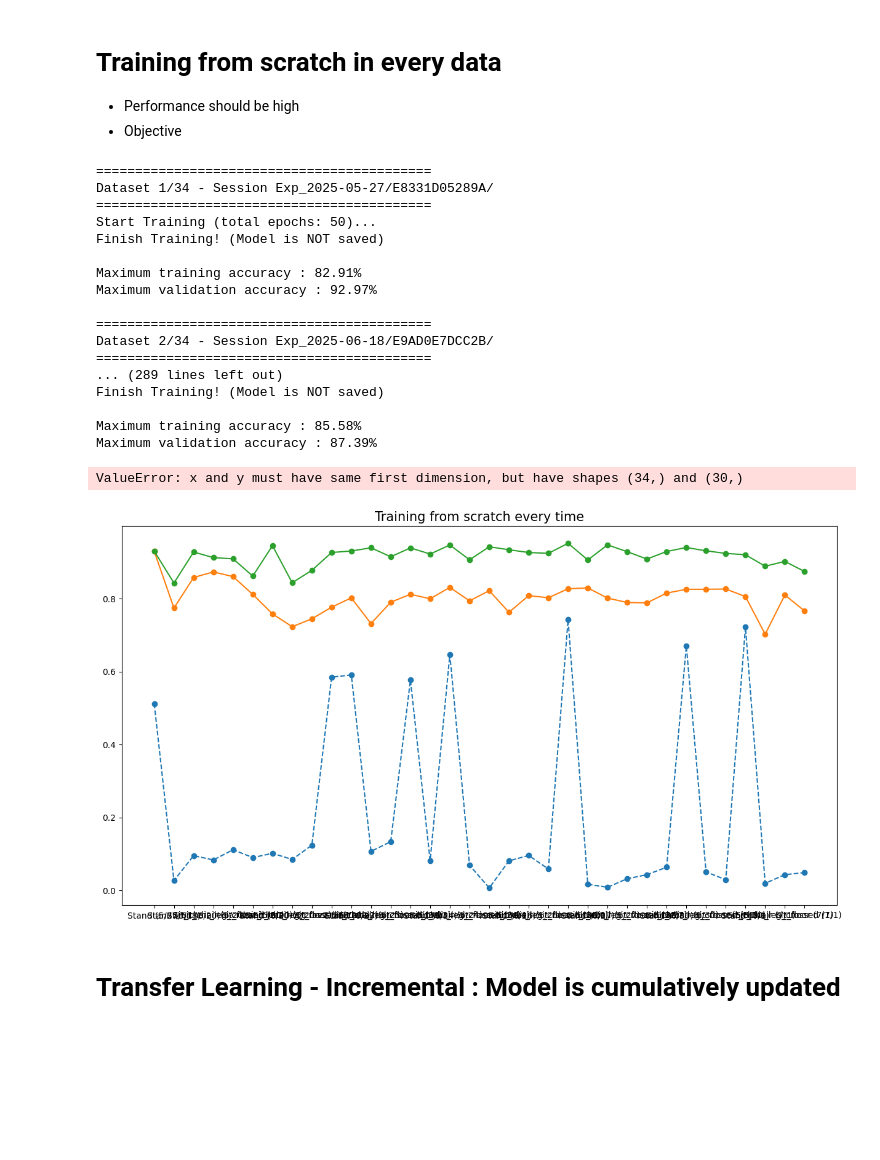
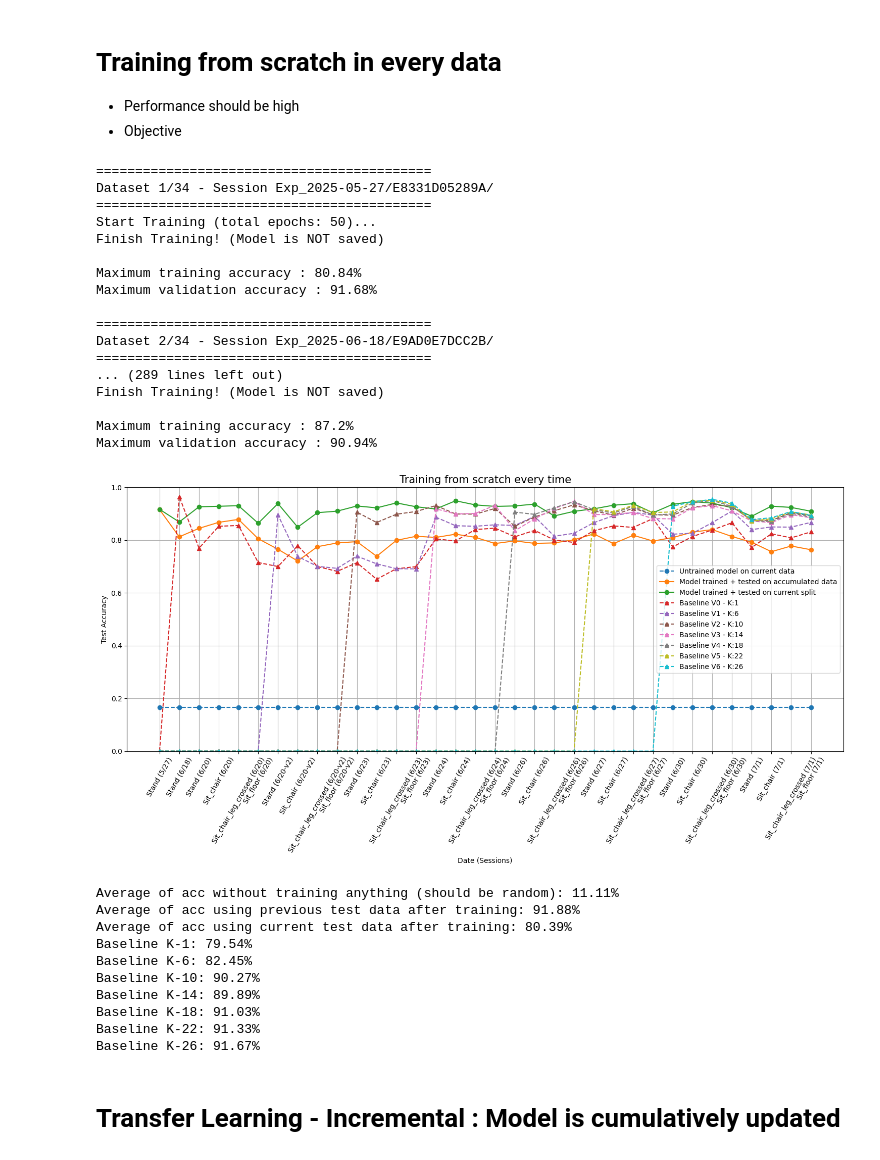
Before and after one commit to Hunminlee/Neural_Computing_Interface_MindForce, a Jupyter notebook: V3 Different Subjects/Comparison_all_Hunmin.ipynb, the cells around one changed output. Saved outputs shown, nothing was run; the diff lists cells and outputs as text; code cells hidden in the pictures; blank space fills up the shorter version.

Commit message:
new subject - Xianyu

```diff
--- a/V3 Different Subjects/Comparison_all_Hunmin.ipynb
+++ b/V3 Different Subjects/Comparison_all_Hunmin.ipynb
@@ -39,12 +40,15 @@ Start Training (total epochs: 50)...
 # %%
-baseline1_csv_path = 'C:/Users/hml76/PycharmProjects/Tremor_project_local/NCI_mindforce/github/Results/Baseline_results_train_with_1data.csv'
-baseline2_csv_path = 'C:/Users/hml76/PycharmProjects/Tremor_project_local/NCI_mindforce/github/Results/Baseline_results_train_with_10data.csv'
-baseline3_csv_path = 'C:/Users/hml76/PycharmProjects/Tremor_project_local/NCI_mindforce/github/Results/Baseline_results_train_with_14data.csv'
-baseline4_csv_path = 'C:/Users/hml76/PycharmProjects/Tremor_project_local/NCI_mindforce/github/Results/Baseline_results_train_with_18data.csv'
-baseline5_csv_path = 'C:/Users/hml76/PycharmProjects/Tremor_project_local/NCI_mindforce/github/Results/Baseline_results_train_with_22data.csv'
+baseline1_csv_path = 'C:/Users/hml76/PycharmProjects/Tremor_project_local/NCI_mindforce/github/Results/Baseline_results_train_with_1data_H.csv'
+baseline2_csv_path = 'C:/Users/hml76/PycharmProjects/Tremor_project_local/NCI_mindforce/github/Results/Baseline_results_train_with_6data_H.csv'
+baseline3_csv_path = 'C:/Users/hml76/PycharmProjects/Tremor_project_local/NCI_mindforce/github/Results/Baseline_results_train_with_10data_H.csv'
+baseline4_csv_path = 'C:/Users/hml76/PycharmProjects/Tremor_project_local/NCI_mindforce/github/Results/Baseline_results_train_with_14data_H.csv'
+baseline5_csv_path = 'C:/Users/hml76/PycharmProjects/Tremor_project_local/NCI_mindforce/github/Results/Baseline_results_train_with_18data_H.csv'
+baseline6_csv_path = 'C:/Users/hml76/PycharmProjects/Tremor_project_local/NCI_mindforce/github/Results/Baseline_results_train_with_22data_H.csv'
+baseline7_csv_path = 'C:/Users/hml76/PycharmProjects/Tremor_project_local/NCI_mindforce/github/Results/Baseline_results_train_with_26data_H.csv'
 
-baseline_K = ['1', '10', '14', '18', '22']
-baselines = [baseline1_csv_path, baseline2_csv_path,  baseline3_csv_path,  baseline4_csv_path, baseline5_csv_path]
+SUBJECT = "Hunmin"
+baseline_K = ['1', '6', '10', '14', '18', '22', '26']
+baselines = [baseline1_csv_path, baseline2_csv_path,  baseline3_csv_path,  baseline4_csv_path, baseline5_csv_path, baseline6_csv_path, baseline7_csv_path]
 # %% [markdown]
 # Training from scratch in every data
 - Performance should be high
@@ -52,39 +56,48 @@ baselines = [baseline1_csv_path, baseline2_csv_path,  baseline3_csv_path,  basel
 # %%
 import Training_from_scratch
 
-prog_trainer = Training_from_scratch.ProgressiveTrainer(config, subject="Hunmin")
+prog_trainer = Training_from_scratch.ProgressiveTrainer(config, subject=SUBJECT)
 Init_acc_all, Prev_acc_all, Trained_acc_all = prog_trainer.run(plot_learning_curve=False)
 prog_trainer.plot_results(baselines, baseline_K)
 
 for idx, x in enumerate([Init_acc_all, Prev_acc_all, Trained_acc_all]):
     if idx==0:
         print(f"Average of acc without training anything (should be random): {np.mean(x)*100:.2f}%")
     elif idx==1:
         print(f"Average of acc using previous test data after training: {np.mean(x)*100:.2f}%")
     elif idx==2:
         print(f"Average of acc using current test data after training: {np.mean(x)*100:.2f}%")
 for idx, b in enumerate(baselines):
     print(f"Baseline K-{baseline_K[idx]}: {float(np.mean(pd.read_csv(baselines[idx])['Accuracy'][int(baseline_K[idx]):])):.2f}%")
 # %% [output]
 ===========================================
 Dataset 1/34 - Session Exp_2025-05-27/E8331D05289A/
 ===========================================
 Start Training (total epochs: 50)...
 Finish Training! (Model is NOT saved)
 
-Maximum training accuracy : 82.91%
-Maximum validation accuracy : 92.97%
+Maximum training accuracy : 80.84%
+Maximum validation accuracy : 91.68%
 
 ===========================================
 Dataset 2/34 - Session Exp_2025-06-18/E9AD0E7DCC2B/
 ===========================================
 ... (289 lines left out)
 Finish Training! (Model is NOT saved)
 
-Maximum training accuracy : 85.58%
-Maximum validation accuracy : 87.39%
+Maximum training accuracy : 87.2%
+Maximum validation accuracy : 90.94%
+[figure, new version]
-ValueError: x and y must have same first dimension, but have shapes (34,) and (30,)
+Average of acc without training anything (should be random): 11.11%
+Average of acc using previous test data after training: 91.88%
+Average of acc using current test data after training: 80.39%
+Baseline K-1: 79.54%
+Baseline K-6: 82.45%
+Baseline K-10: 90.27%
+Baseline K-14: 89.89%
+Baseline K-18: 91.03%
+Baseline K-22: 91.33%
+Baseline K-26: 91.67%
-[figure, old version]
 # %% [markdown]
 # Transfer Learning - Incremental : Model is cumulatively updated
 # %%
```
Also changed, not shown: parts of 4 cells of this notebook, 23 other files.
